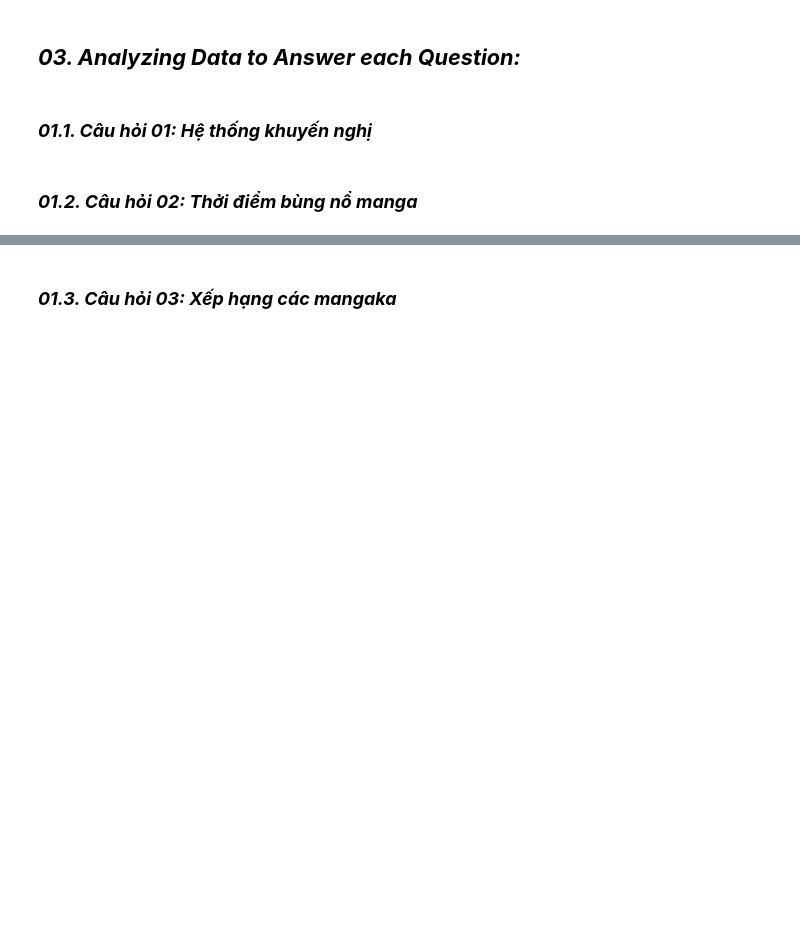
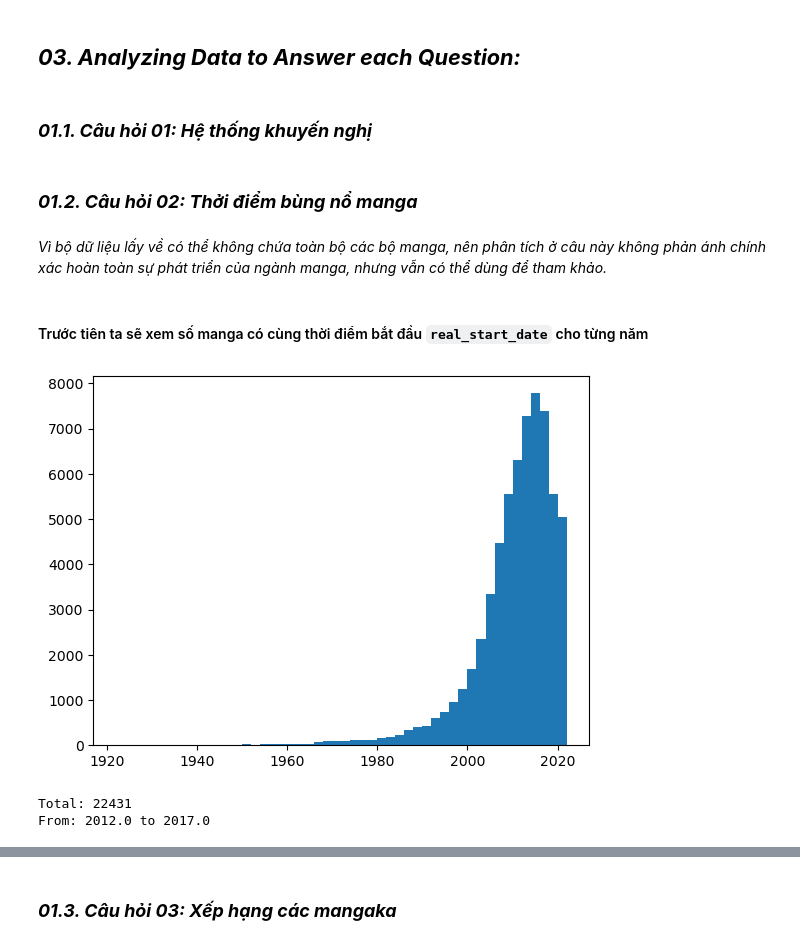
Before and after one commit to lengoctuong/Prj-Manga-Dataset_Programming4DS, a Jupyter notebook: 03_Asking-Questions-and-Analyzing.ipynb, the cells around one changed output, grey strips where cells are left out. Cells and saved outputs as stored; diff of their text form; code cells hidden in the pictures; blank space fills up the shorter version.

```diff
--- a/03_Asking-Questions-and-Analyzing.ipynb
+++ b/03_Asking-Questions-and-Analyzing.ipynb
@@ -113,3 +113,18 @@ author_df[['role']] = author_df[['role']].apply(lambda col : col.apply(ast.liter
 ### **_01.1. Câu hỏi 01: Hệ thống khuyến nghị_**
 # %% [markdown]
 ### **_01.2. Câu hỏi 02: Thởi điểm bùng nổ manga_**
+# %% [markdown]
+_Vì bộ dữ liệu lấy về có thể không chứa toàn bộ các bộ manga, nên phân tích ở câu này không phản ánh chính xác hoàn toàn sự phát triển của ngành manga, nhưng vẫn có thể dùng để tham khảo._
+# %% [markdown]
+#### Trước tiên ta sẽ xem số manga có cùng thời điểm bắt đầu `real_start_date` cho từng năm
+# %%
+year_fig, year_ax = plt.subplots()
+year_hist = year_ax.hist(pd.DatetimeIndex(manga_df['real_start_date']).year, bins=50)
+# %% [output]
+[figure, added]
+# %%
+print('Total:', np.sum((pd.DatetimeIndex(manga_df['real_start_date']).year >= 2012) & (pd.DatetimeIndex(manga_df['real_start_date']).year <= 2017)))
+print('From:', year_hist[1][year_hist[0].argmax() - 1], 'to', year_hist[1][year_hist[0].argmax() + 2] - 1)
+# %% [output]
+Total: 22431
+From: 2012.0 to 2017.0
```
Also changed, not shown: parts of 8 cells of this notebook, 1 other file.
